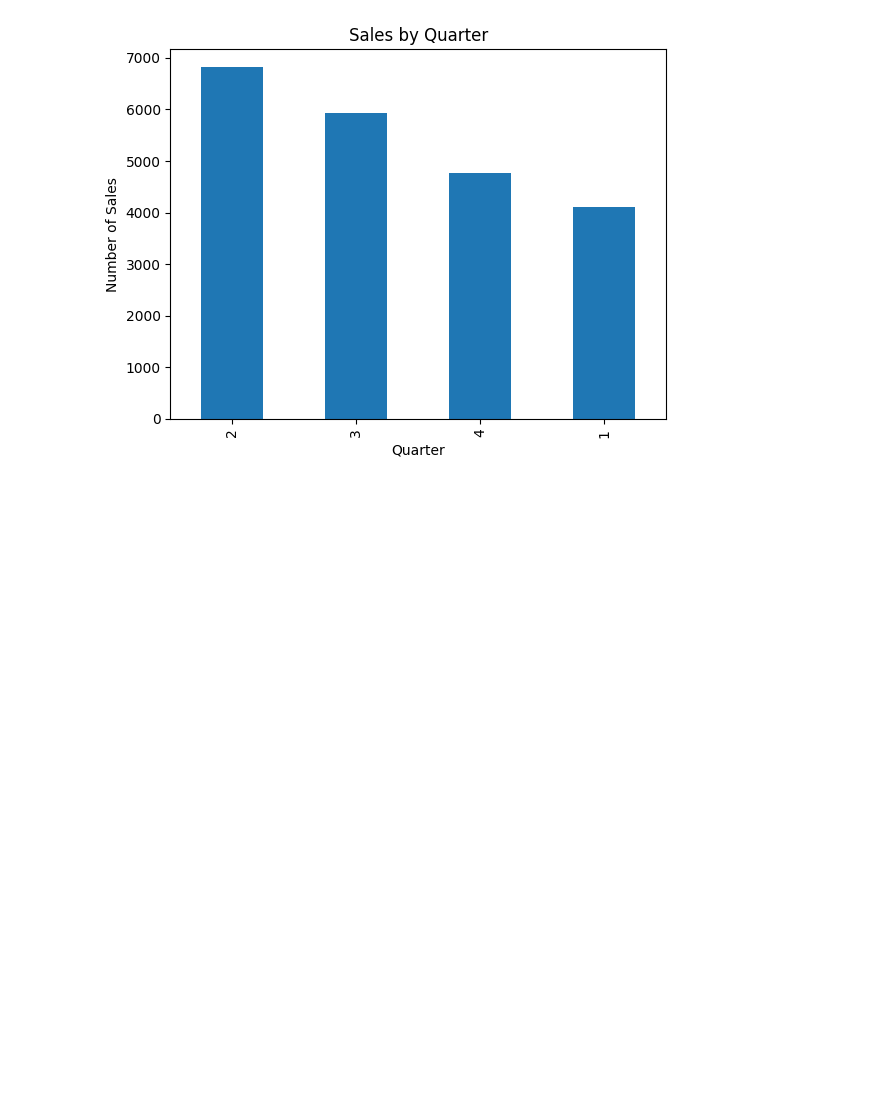
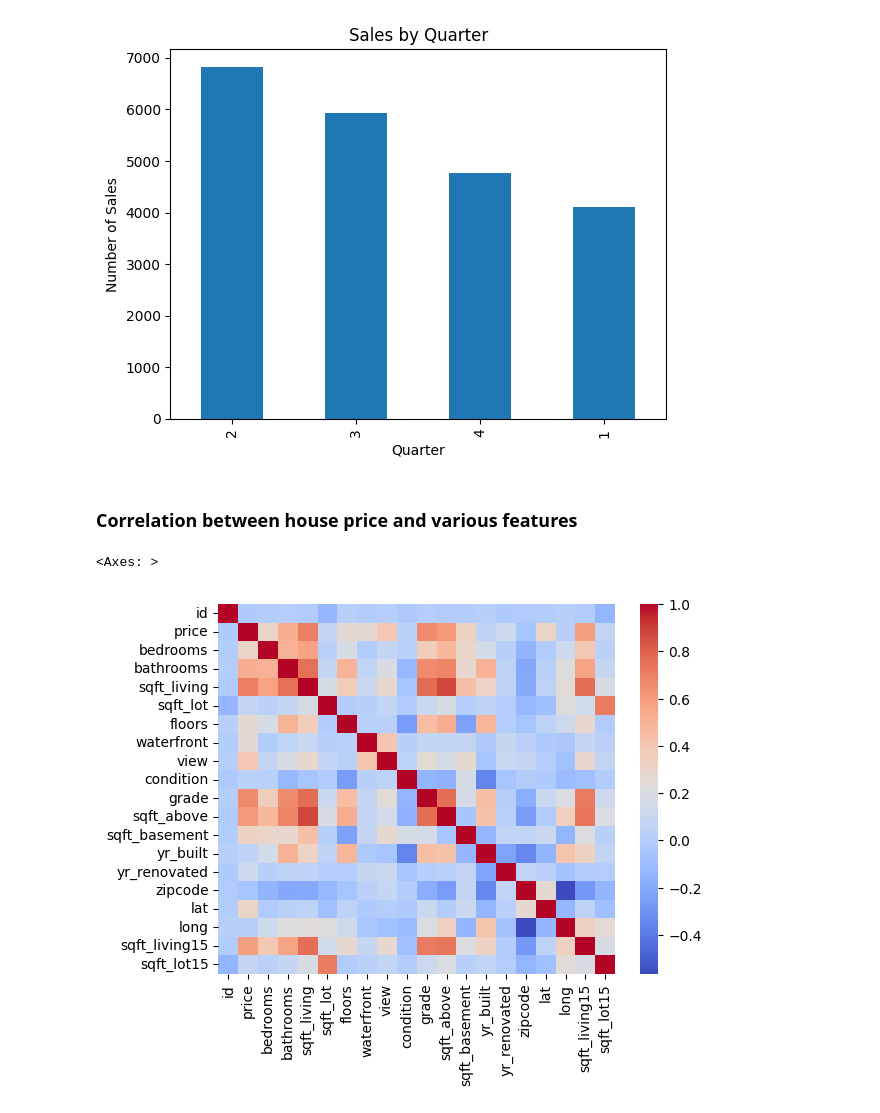
Before and after one commit to YaqoobD/KC_houses_data_Analysis, a Jupyter notebook: houses_sale.ipynb, the cells around one changed output. Drawn from its saved outputs; the diff is of its cells as text; code cells hidden in the pictures; blank space fills up the shorter version.

```diff
--- a/houses_sale.ipynb
+++ b/houses_sale.ipynb
@@ -276,3 +287,15 @@ plt.title('Sales by Quarter')
 plt.show()
 # %% [output]
 [figure]
+# %% [markdown]
+### Correlation between house price and various features
+# %%
+# Create scatter plot of house price vs. square footage of living area
+sns.scatterplot(x='sqft_living', y='price', data=sales)
+
+# Create heatmap of correlation matrix
+corr = sales.corr()
+sns.heatmap(corr, cmap='coolwarm')
+# %% [output]
+<Axes: >
+[figure, added]
```
Also changed, not shown: parts of 15 cells of this notebook.
